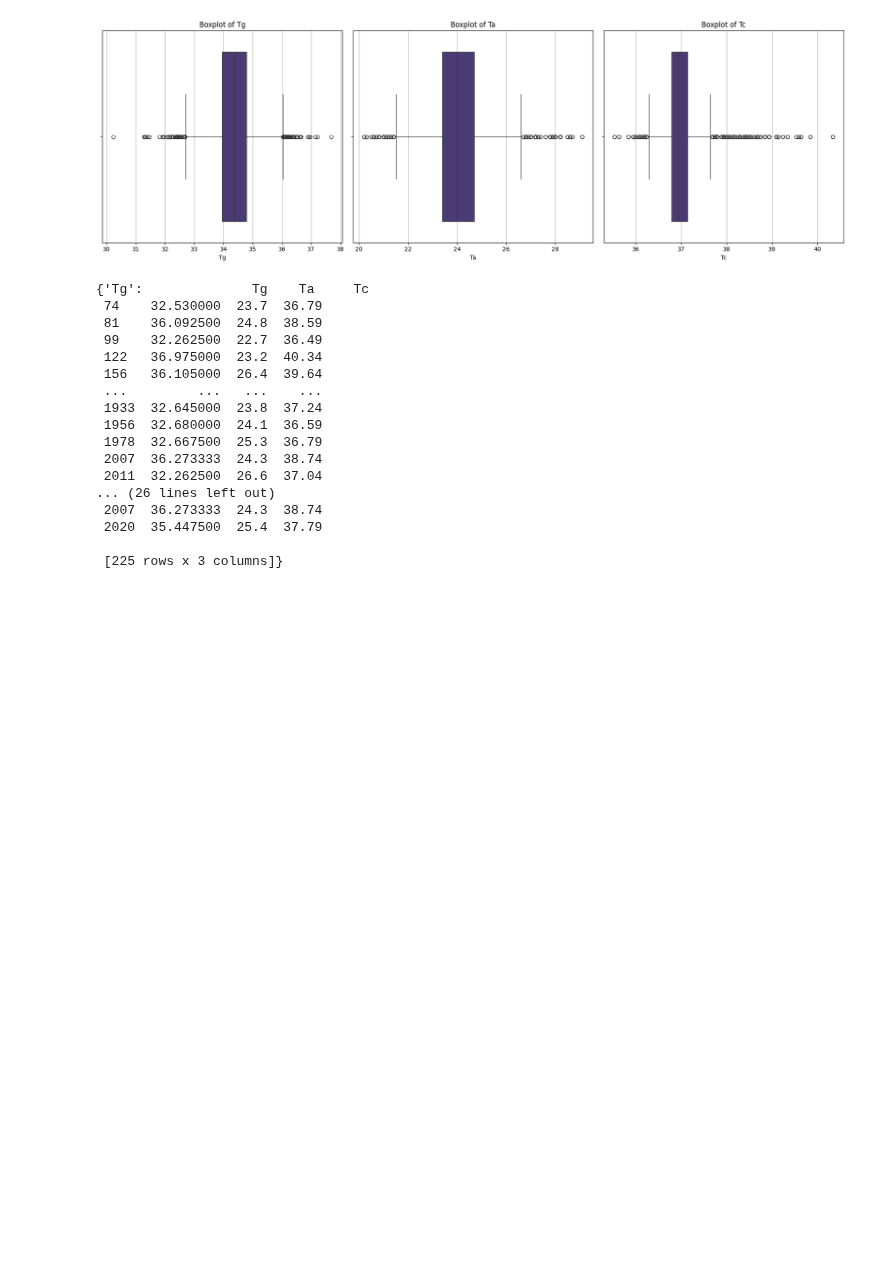
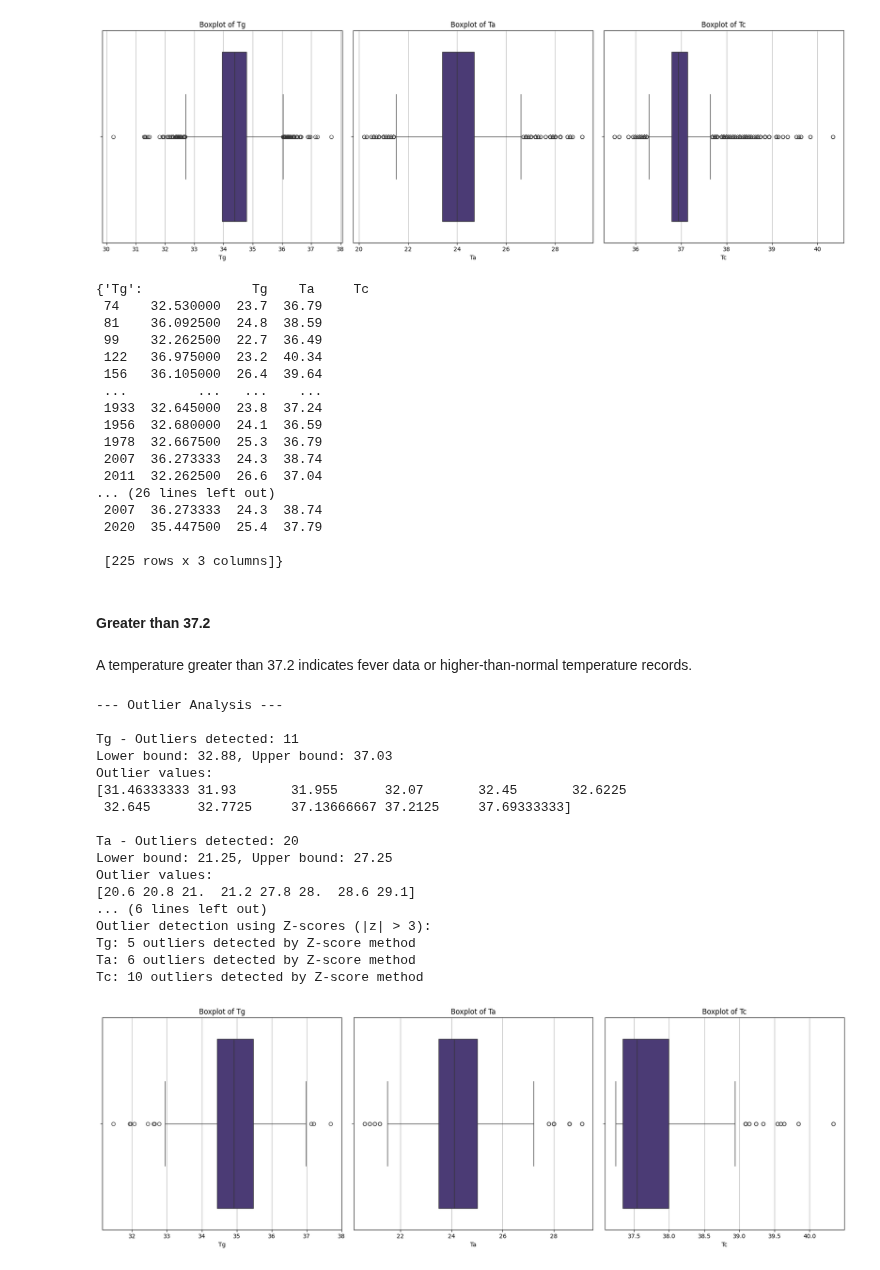
Before and after one commit to woaine/calcifer, a Jupyter notebook: notebooks/eda.ipynb, the cells around one changed output. Saved outputs shown, nothing was run; the diff lists cells and outputs as text; code cells hidden in the pictures; blank space fills up the shorter version.

Commit message:
feat: add outlier analysis subsection indicating higher-than-normal temperature

```diff
--- a/notebooks/eda.ipynb
+++ b/notebooks/eda.ipynb
@@ -145,3 +145,30 @@ Tc: 44 outliers detected by Z-score method
  2020  35.447500  25.4  37.79
 
  [225 rows x 3 columns]}
+# %% [markdown]
+#### Greater than 37.2
+# %% [markdown]
+A temperature greater than 37.2 indicates fever data or higher-than-normal temperature records.
+# %%
+ogtnt = external[external['Tc'] > 37.2].copy()
+# %%
+ogt_outliers = outlier_analysis(ogtnt)
+# %% [output]
+--- Outlier Analysis ---
+
+Tg - Outliers detected: 11
+Lower bound: 32.88, Upper bound: 37.03
+Outlier values:
+[31.46333333 31.93       31.955      32.07       32.45       32.6225
+ 32.645      32.7725     37.13666667 37.2125     37.69333333]
+
+Ta - Outliers detected: 20
+Lower bound: 21.25, Upper bound: 27.25
+Outlier values:
+[20.6 20.8 21.  21.2 27.8 28.  28.6 29.1]
+... (6 lines left out)
+Outlier detection using Z-scores (|z| > 3):
+Tg: 5 outliers detected by Z-score method
+Ta: 6 outliers detected by Z-score method
+Tc: 10 outliers detected by Z-score method
+[figure, added]
```
